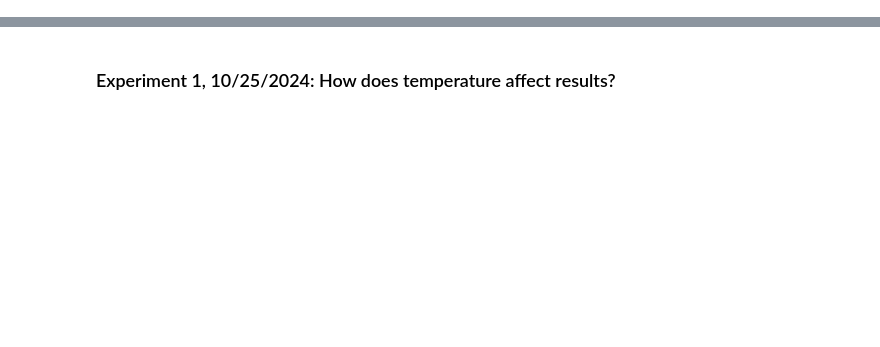
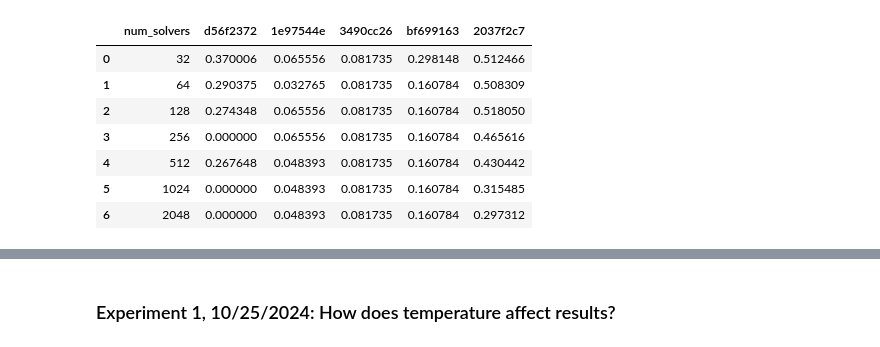
Before and after one commit to AmziJeffs/ARCPrize2024, a Jupyter notebook: genetic algorithm/fitness data charts.ipynb, the cells around one changed output, grey strips where cells are left out. Saved outputs shown, nothing was run; the diff lists cells and outputs as text; code cells hidden in the pictures; blank space fills up the shorter version.

```diff
--- a/genetic algorithm/fitness data charts.ipynb
+++ b/genetic algorithm/fitness data charts.ipynb
@@ -46,0 +177,15 @@ baseline_summary = compute_summary_stats(baseline)
+# %%
+min_fitnesses = pd.concat([num_solvers_results[c]['min_fitness'] for c in solver_counts], axis = 1)
+min_fitnesses.columns = solver_counts
+min_fitnesses = min_fitnesses.transpose()
+min_fitnesses = min_fitnesses.reset_index(names = 'num_solvers')
+min_fitnesses
+# %% [output]
+|  | num_solvers | d56f2372 | 1e97544e | 3490cc26 | bf699163 | 2037f2c7 |
+| 0 | 32 | 0.370006 | 0.065556 | 0.081735 | 0.298148 | 0.512466 |
+| 1 | 64 | 0.290375 | 0.032765 | 0.081735 | 0.160784 | 0.508309 |
+| 2 | 128 | 0.274348 | 0.065556 | 0.081735 | 0.160784 | 0.518050 |
+| 3 | 256 | 0.000000 | 0.065556 | 0.081735 | 0.160784 | 0.465616 |
+| 4 | 512 | 0.267648 | 0.048393 | 0.081735 | 0.160784 | 0.430442 |
+| 5 | 1024 | 0.000000 | 0.048393 | 0.081735 | 0.160784 | 0.315485 |
+| 6 | 2048 | 0.000000 | 0.048393 | 0.081735 | 0.160784 | 0.297312 |
```
Also changed, not shown: parts of 16 cells of this notebook.
